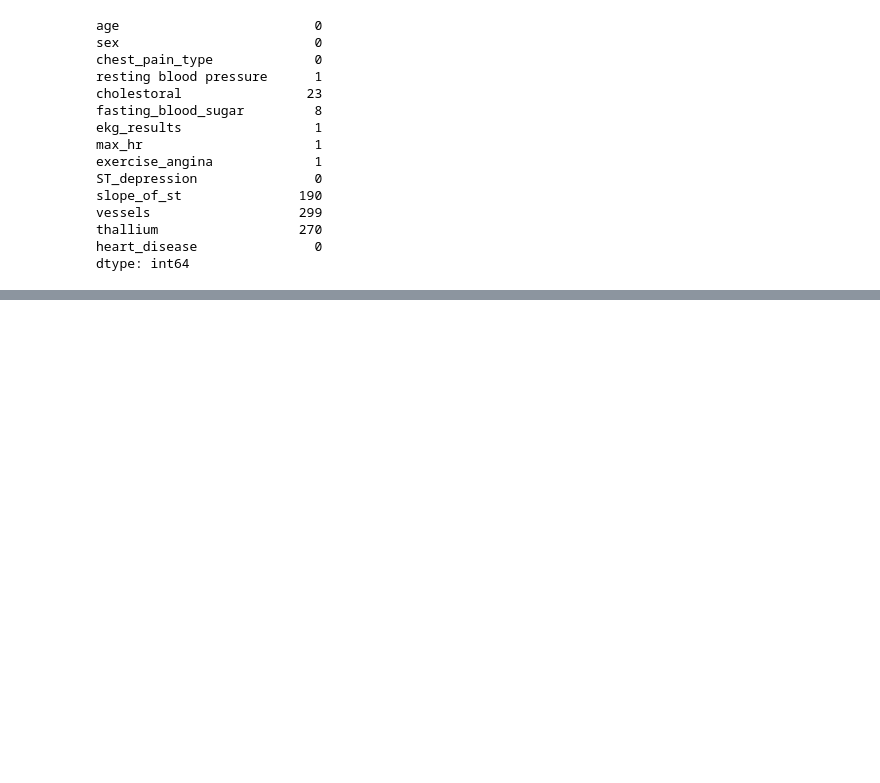
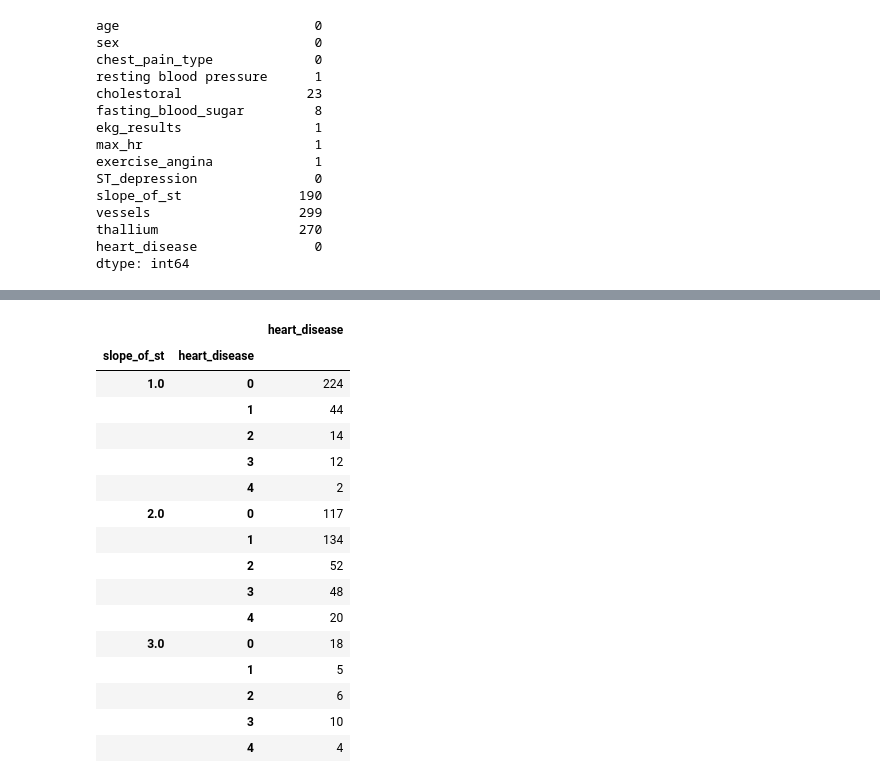
Before and after one commit to DATA-606-SPRING-2023-TUE/SriBhanu_DATA606, a Jupyter notebook: src/Data_Preparation.ipynb, the cells around one changed output, grey strips where cells are left out. Cells and saved outputs as stored; diff of their text form; code cells hidden in the pictures; blank space fills up the shorter version.

```diff
--- a/src/Data_Preparation.ipynb
+++ b/src/Data_Preparation.ipynb
@@ -500,0 +597,20 @@ dtype: int64
+# %%
+pd.DataFrame(df_heart.groupby(['slope_of_st','heart_disease'])['heart_disease'].count())
+# %% [output]
+|  |  | heart_disease |
+| slope_of_st | heart_disease |  |
+| 1.0 | 0 | 224 |
+|  | 1 | 44 |
+|  | 2 | 14 |
+|  | 3 | 12 |
+|  | 4 | 2 |
+| 2.0 | 0 | 117 |
+|  | 1 | 134 |
+|  | 2 | 52 |
+|  | 3 | 48 |
+|  | 4 | 20 |
+| 3.0 | 0 | 18 |
+|  | 1 | 5 |
+|  | 2 | 6 |
+|  | 3 | 10 |
+|  | 4 | 4 |
```
Also changed, not shown: parts of 17 cells of this notebook.
